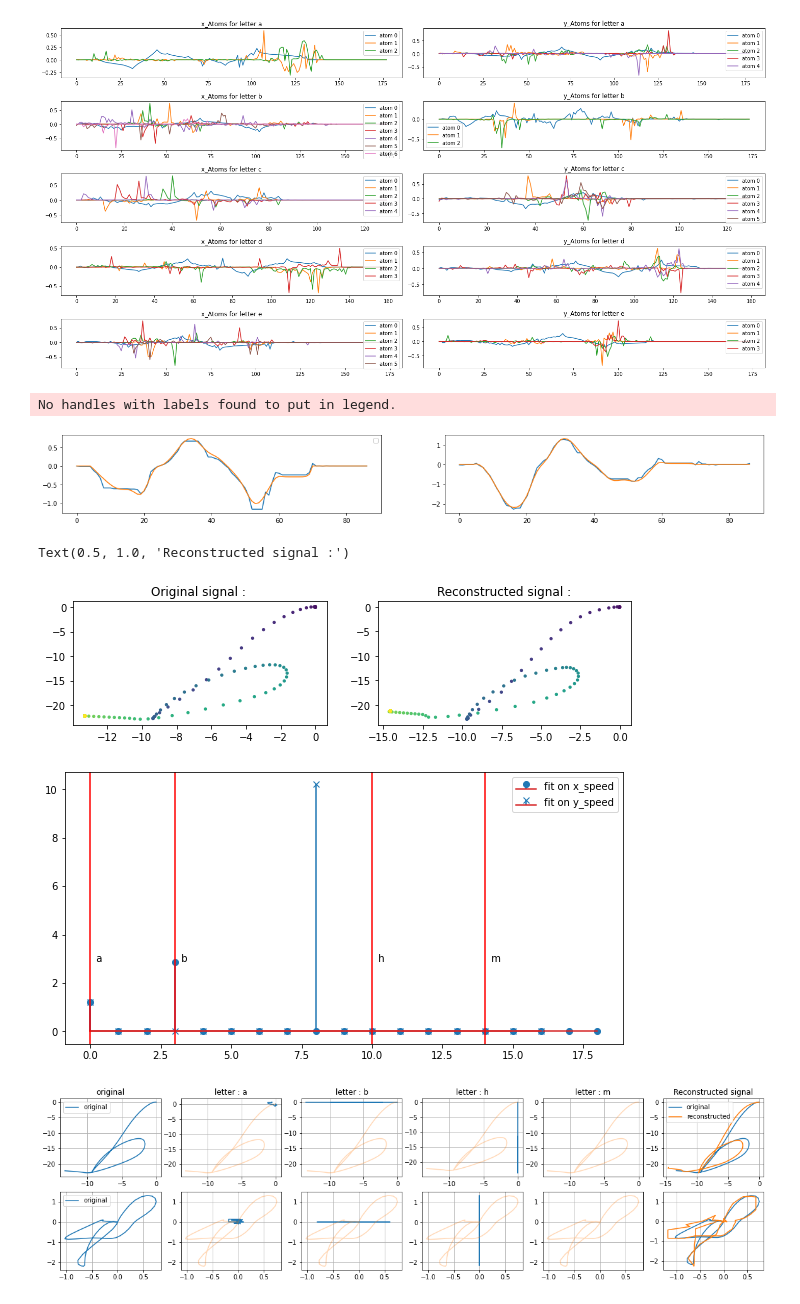
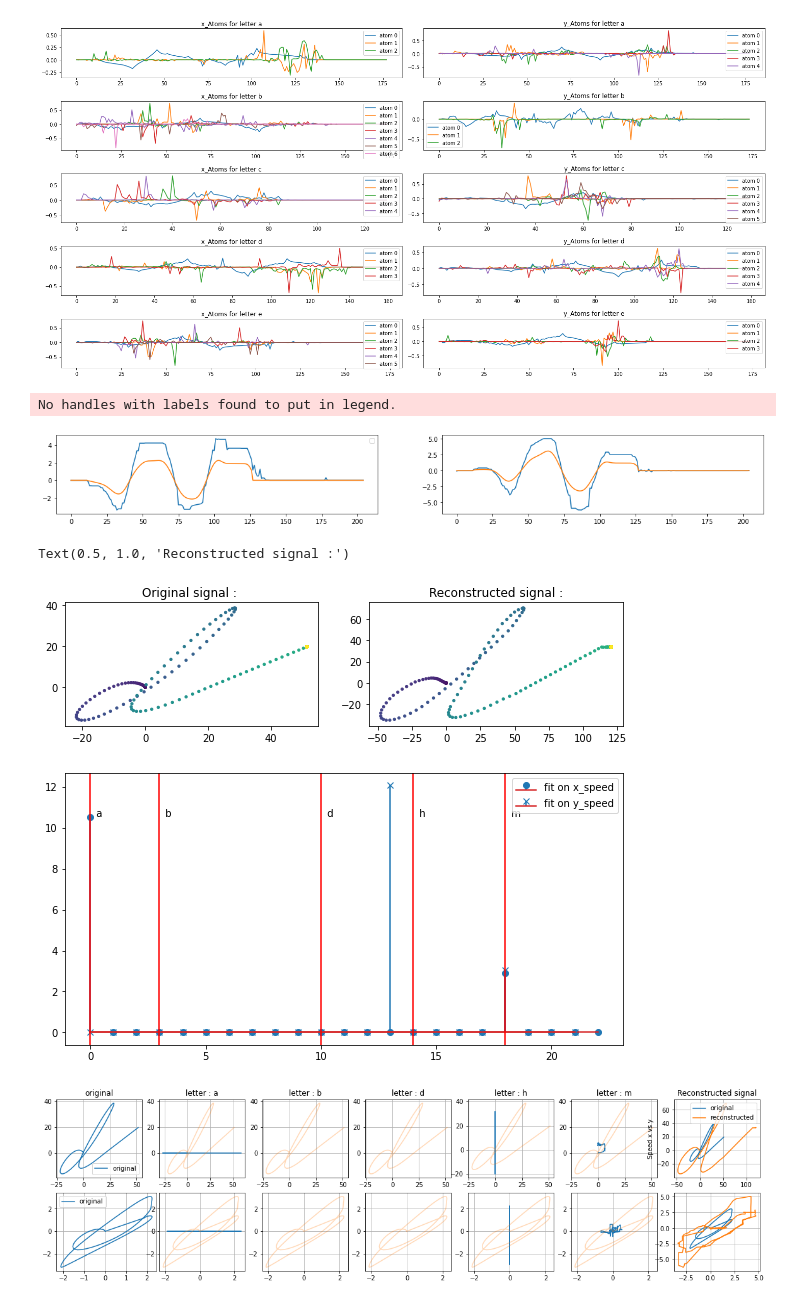
Before and after one commit to paplessix/TWI-kSVD, a Jupyter notebook: use_case/classifier.ipynb, the cells around one changed output. Drawn from its saved outputs; the diff is of its cells as text; code cells hidden in the pictures.

```diff
--- a/use_case/classifier.ipynb
+++ b/use_case/classifier.ipynb
@@ -265,14 +265,14 @@ from sklearn.model_selection import train_test_split
 
 train_idx, test_idx = train_test_split(np.arange(len(x_speeds)), test_size=0.4, stratify=samples_label)
 
-x_train = [x_speeds[i] for i in train_idx if samples_label[i] == 'b']
-x_test = [x_speeds[i] for i in test_idx if samples_label[i] == 'b']
+x_train = [x_speeds[i] for i in train_idx if samples_label[i] ]
+x_test = [x_speeds[i] for i in test_idx if samples_label[i] ]
 
-y_train = [y_speeds[i] for i in train_idx if samples_label[i] == 'b']
-y_test = [y_speeds[i] for i in test_idx if samples_label[i] == 'b']
+y_train = [y_speeds[i] for i in train_idx if samples_label[i] ]
+y_test = [y_speeds[i] for i in test_idx if samples_label[i] ]
 
-samples_label_train = [samples_label[i] for i in train_idx if samples_label[i] == 'b']
-samples_label_test = [samples_label[i] for i in test_idx if samples_label[i] == 'b']
+samples_label_train = [samples_label[i] for i in train_idx if samples_label[i] ]
+samples_label_test = [samples_label[i] for i in test_idx if samples_label[i]]
 # %% [markdown]
 ## TWI-kSVD on char-traj data
 # %%
@@ -281,8 +281,10 @@ from twi_ksvd.dic_reader import LetterClassifier
 clf = LetterClassifier()
 clf.load_data("../results")
 print(clf.letters)
-clf.select_letters(['a','b','m',"h"])
-x_signal = x_test[20][::2]
-y_signal= y_test[20][::2]
+clf.select_letters(['a','b',"d",'m',"h"])
+idx = 152
+x_signal = x_test[idx]
+y_signal= y_test[idx]
+print(samples_label_test[idx])
 # %% [output]
 ['a', 'b', 'c', 'd', 'e', 'g', 'h', 'l', 'm', 'n', 'o', 'p']
@@ -319,9 +322,9 @@ plt.title('Reconstructed signal :')
 # plt.axis('off')
 # %% [output]
 No handles with labels found to put in legend.
-[figure, old version]
+[figure, new version]
 Text(0.5, 1.0, 'Reconstructed signal :')
-[figure, old version]
+[figure, new version]
 # %%
 plt.figure(figsize = (10,5))
 plt.stem(alphas_x, label = "fit on x_speed")
@@ -339,10 +342,11 @@ for i, st in enumerate(clf.map_letter_to_atoms_x_dico):
 plt.legend()
 plt.show()
 # %% [output]
-[figure, old version]
+[figure, new version]
 # %%
 plt.figure(figsize = (20,5))
 plt.subplot(2,len(clf.selected_letters)+2,1)
+plt.ylabel("Position x vs y")
 plt.plot(x_signal.cumsum(),y_signal.cumsum(),label = "original")
 plt.legend()
 plt.grid()
@@ -353,34 +357,36 @@ plt.legend()
 plt.grid()
 I = 0
 J = 0
 for j,i in enumerate(clf.generator_reconstructed_signal_per_letter(alphas_x,deltas_x,alphas_y,deltas_y)):
   plt.subplot(2,len(clf.selected_letters)+2,j+2)
   plt.plot(i[1].cumsum(),i[2].cumsum())
   plt.plot(x_signal.cumsum(),y_signal.cumsum(),label = "original", alpha = 0.3)
   plt.grid()
   plt.title("letter : " +i[0])
 
   plt.subplot(2,len(clf.selected_letters)+2,j+2+len(clf.selected_letters)+2)
   plt.plot(i[1],i[2])
   I += i[1]
   J+= i[2]
   plt.plot(x_signal,y_signal,label = "original", alpha = 0.3)
   plt.grid()
   # plt.plot(x_signal.cumsum(),y_signal.cumsum())
 plt.subplot(2,len(clf.selected_letters)+2,j+3)
+plt.ylabel("Position x vs y")
 plt.plot(x_signal.cumsum(),y_signal.cumsum(),label = "original")
 plt.plot(reconstructed_x_signal.cumsum(),reconstructed_y_signal.cumsum(), label = "reconstructed")
 plt.grid()
+
 plt.title("Reconstructed signal")
 plt.legend()
 
 plt.subplot(2,len(clf.selected_letters)+2,j+3+len(clf.selected_letters)+2)
 plt.plot(x_signal,y_signal,label = "original")
 plt.plot(reconstructed_x_signal,reconstructed_y_signal, label = "reconstructed")
 plt.grid()
 plt.show()
 # %% [output]
-[figure, old version]
+[figure, new version]
 # %%
 clf.classify(x_signal,y_signal, tau=2, r_window=20)
 # %% [output]
```
Also changed, not shown: parts of 19 cells of this notebook, 43 other files.
